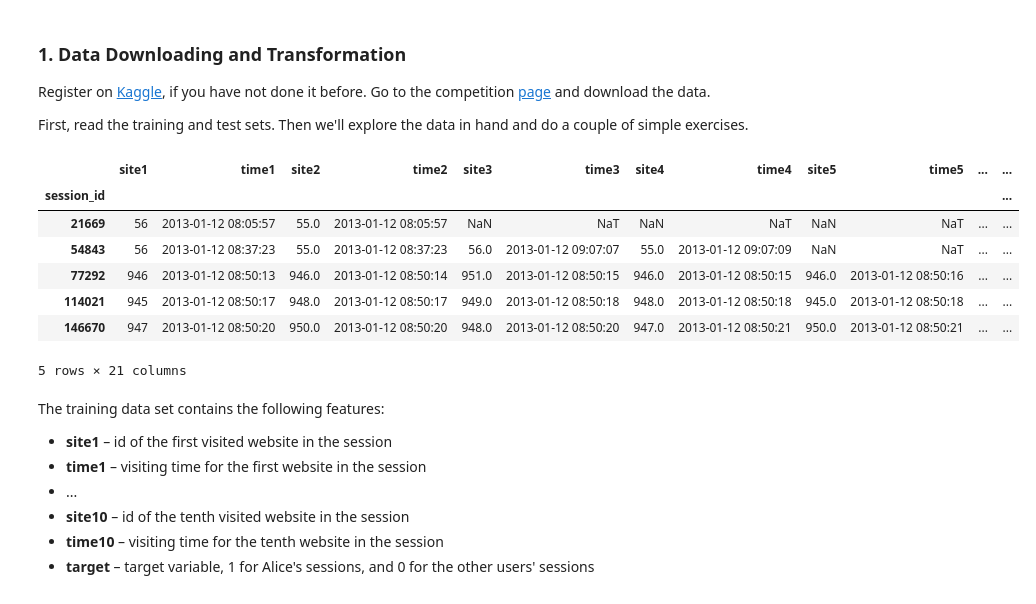
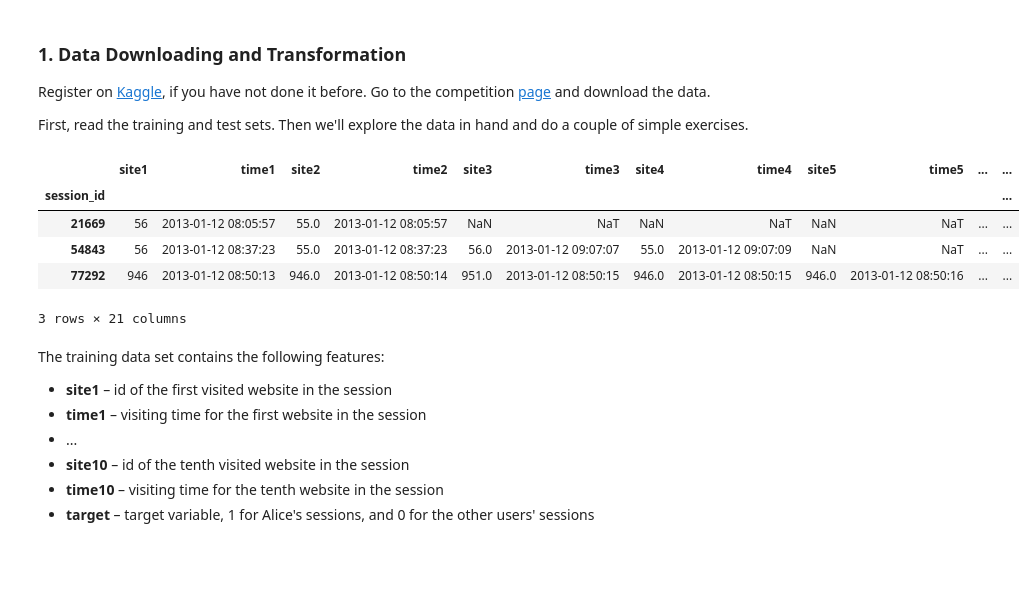
Before and after one commit to plyutik/mlcourse.ai, a Jupyter notebook: jupyter_english/assignments_fall2018/assignment4_websites_logistic_regression.ipynb, the cells around one changed output. Drawn from its saved outputs; the diff is of its cells as text; code cells hidden in the pictures; blank space fills up the shorter version.

```diff
--- a/jupyter_english/assignments_fall2018/assignment4_websites_logistic_regression.ipynb
+++ b/jupyter_english/assignments_fall2018/assignment4_websites_logistic_regression.ipynb
@@ -44,29 +44,27 @@ First, read the training and test sets. Then we'll explore the data in hand and
 # %%
 # Read the training and test data sets, change paths if needed
 train_df = pd.read_csv('/home/plat/Desktop/tasks/kaggle/mlcourse.ai/jupyter_english/assignments_fall2018/data/alice/train_sessions.csv',
                        index_col='session_id')
 test_df = pd.read_csv('/home/plat/Desktop/tasks/kaggle/mlcourse.ai/jupyter_english/assignments_fall2018/data/alice/test_sessions.csv',
                       index_col='session_id')
 
 # Convert time1, ..., time10 columns to datetime type
 times = ['time%s' % i for i in range(1, 11)]
 train_df[times] = train_df[times].apply(pd.to_datetime)
 test_df[times] = test_df[times].apply(pd.to_datetime)
 
 # Sort the data by time
 train_df = train_df.sort_values(by='time1')
 
 # Look at the first rows of the training set
-train_df.head()
+train_df.head(3)
 # %% [output]
 |  | site1 | time1 | site2 | time2 | site3 | time3 | site4 | time4 | site5 | time5 | ... | ... |
 | session_id |  |  |  |  |  |  |  |  |  |  |  | ... |
 | 21669 | 56 | 2013-01-12 08:05:57 | 55.0 | 2013-01-12 08:05:57 | NaN | NaT | NaN | NaT | NaN | NaT | ... | ... |
 | 54843 | 56 | 2013-01-12 08:37:23 | 55.0 | 2013-01-12 08:37:23 | 56.0 | 2013-01-12 09:07:07 | 55.0 | 2013-01-12 09:07:09 | NaN | NaT | ... | ... |
 | 77292 | 946 | 2013-01-12 08:50:13 | 946.0 | 2013-01-12 08:50:14 | 951.0 | 2013-01-12 08:50:15 | 946.0 | 2013-01-12 08:50:15 | 946.0 | 2013-01-12 08:50:16 | ... | ... |
-| 114021 | 945 | 2013-01-12 08:50:17 | 948.0 | 2013-01-12 08:50:17 | 949.0 | 2013-01-12 08:50:18 | 948.0 | 2013-01-12 08:50:18 | 945.0 | 2013-01-12 08:50:18 | ... | ... |
-| 146670 | 947 | 2013-01-12 08:50:20 | 950.0 | 2013-01-12 08:50:20 | 948.0 | 2013-01-12 08:50:20 | 947.0 | 2013-01-12 08:50:21 | 950.0 | 2013-01-12 08:50:21 | ... | ... |
-5 rows × 21 columns
+3 rows × 21 columns
 # %% [markdown]
 The training data set contains the following features:
 
```
Also changed, not shown: parts of 15 cells of this notebook.
